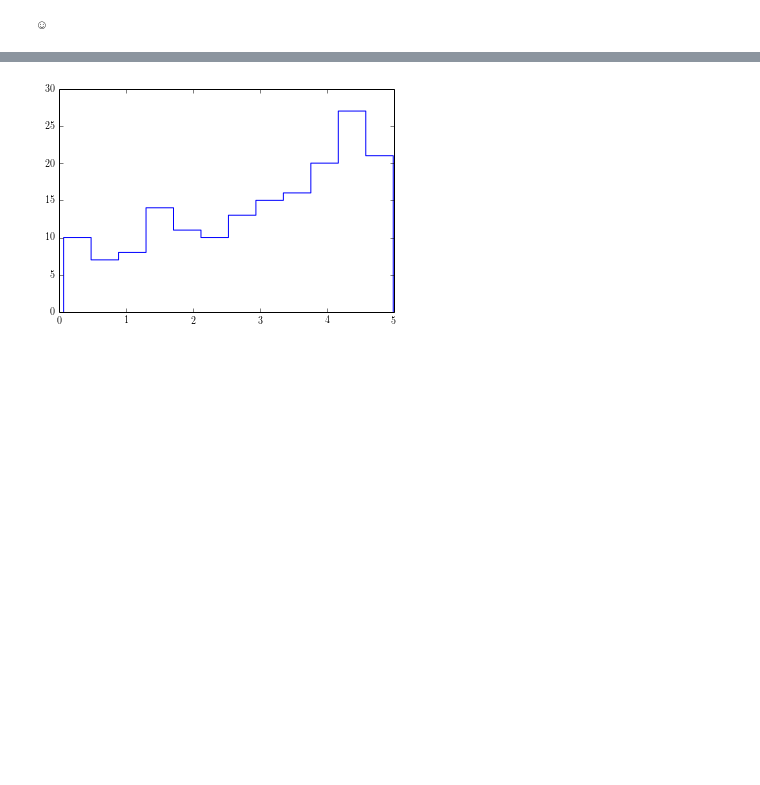
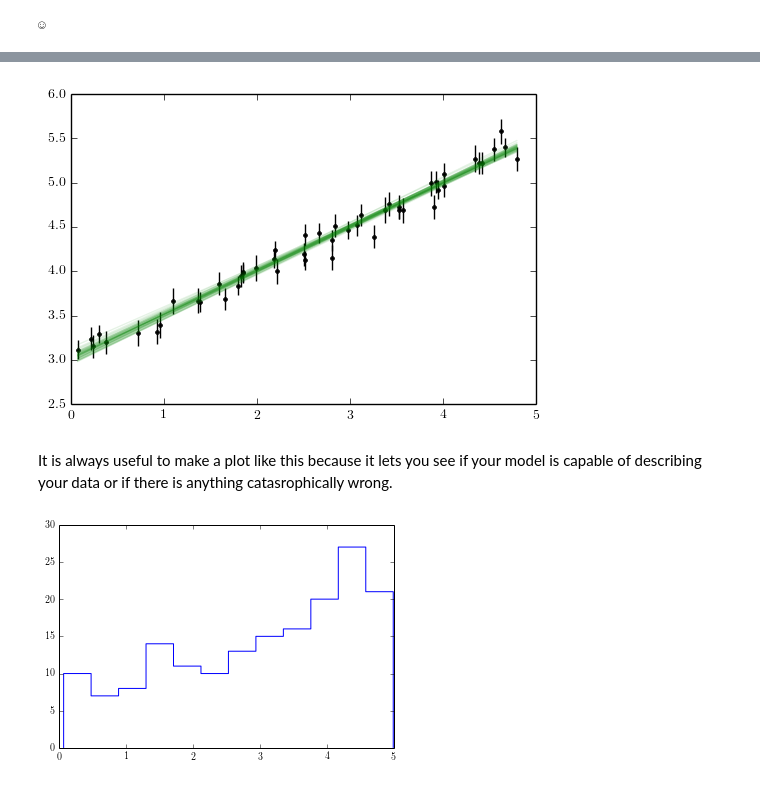
Before and after one commit to LocalGroupAstrostatistics2015/MCMC, a Jupyter notebook: MCMC tutorial (solutions).ipynb, the cells around one changed output, grey strips where cells are left out. Cells and saved outputs as stored; diff of their text form; code cells hidden in the pictures; blank space fills up the shorter version.

```diff
--- a/MCMC tutorial (solutions).ipynb
+++ b/MCMC tutorial (solutions).ipynb
@@ -269,3 +288,12 @@ Try out all of these tuning parameters until you have a good intuition for what'
+# %%
+plt.errorbar(x, y, yerr=yerr, fmt=".k", capsize=0)
+for m, b in chain[np.random.randint(len(chain), size=50)]:
+    plt.plot(x, m*x + b, "g", alpha=0.1)
+plt.xlim(0, 5);
+# %% [output]
+[figure, added]
+# %% [markdown]
+It is always useful to make a plot like this because it lets you see if your model is capable of describing your data or if there is anything catasrophically wrong.
 # %%
 # Poisson
 # %%
```
Also changed, not shown: parts of 5 cells of this notebook, 1 other file.
